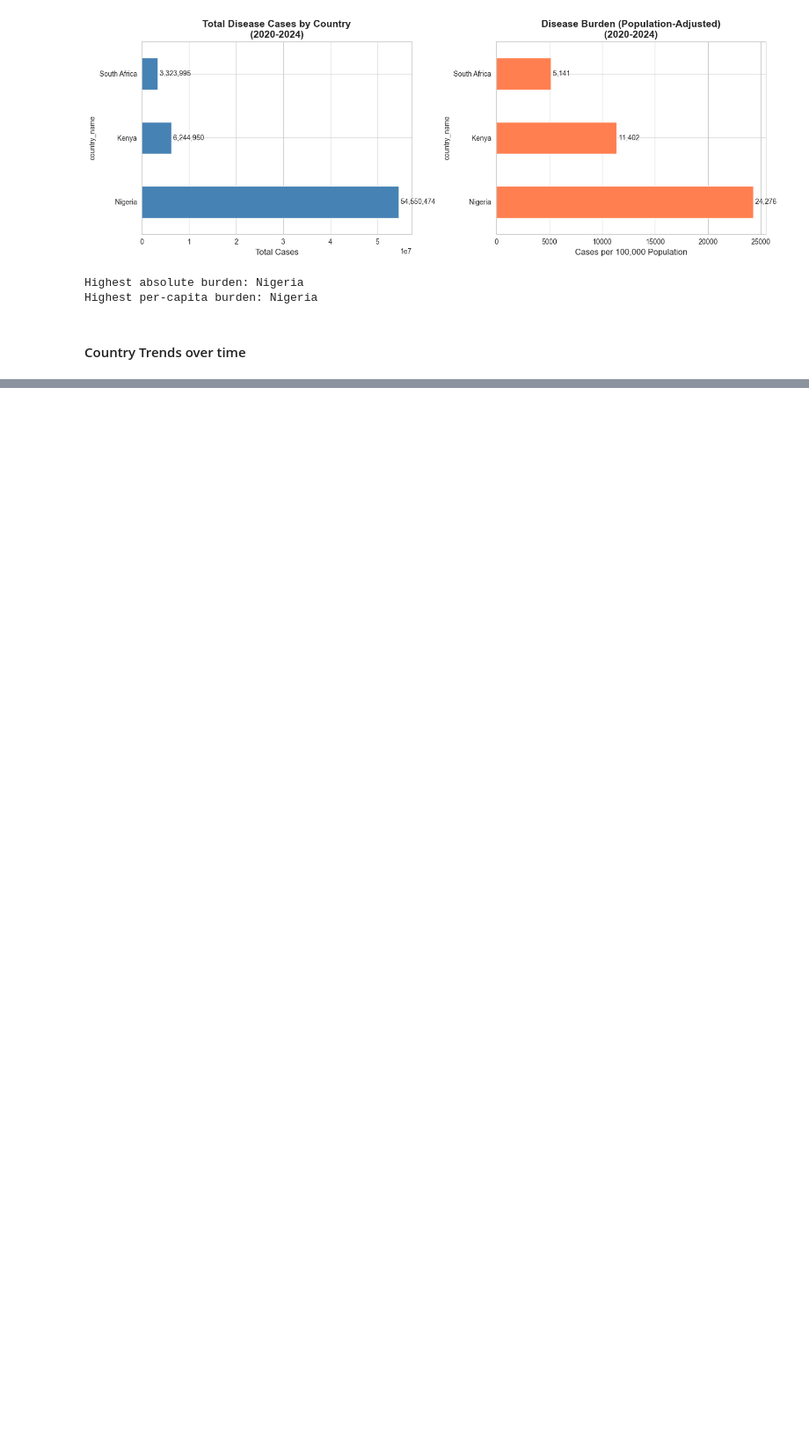
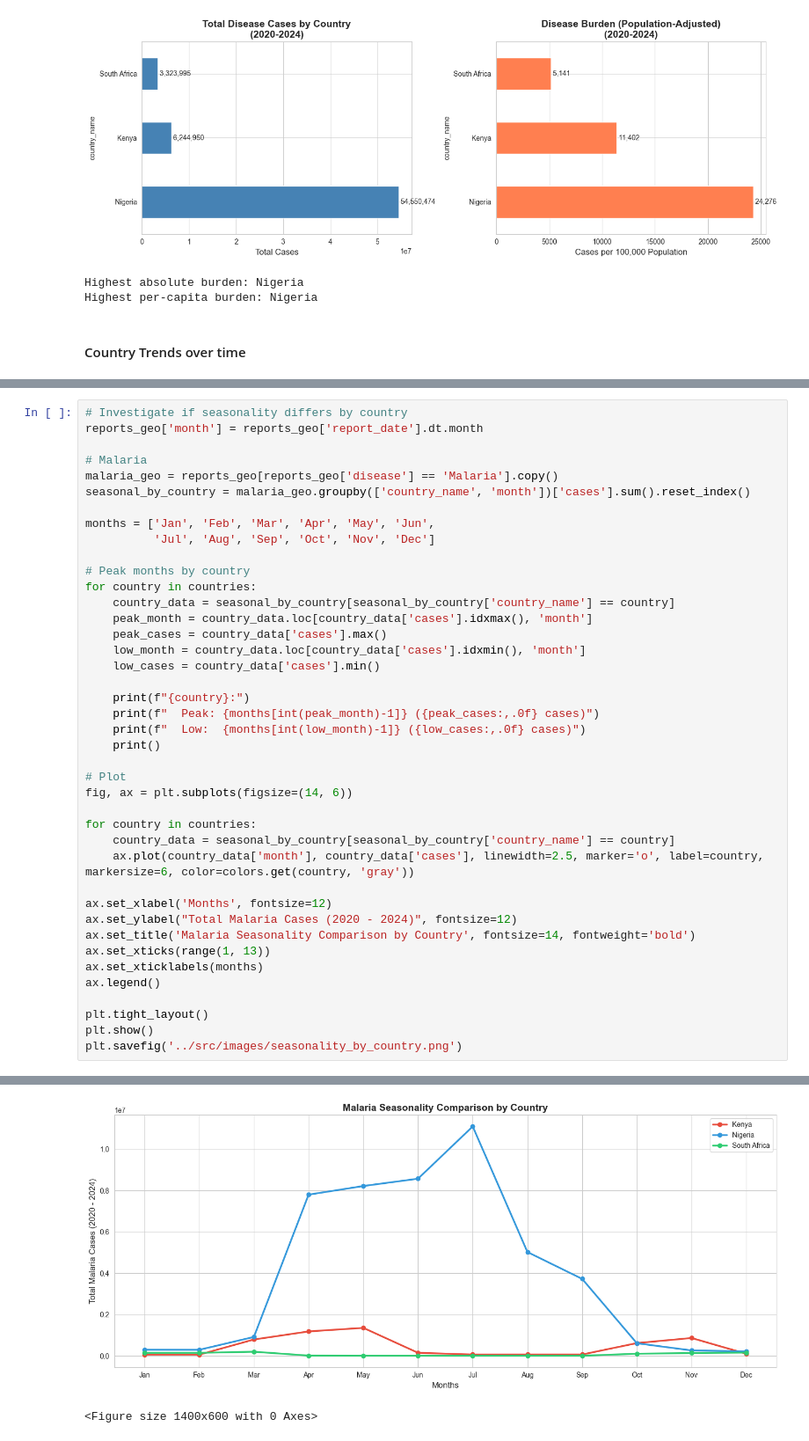
Before and after one commit to Don-Alvin/afrihealth-disease-surveillance, a Jupyter notebook: notebooks/03_geographical_analysis.ipynb, the cells around one changed output, grey strips where cells are left out. Shown at 88% size. Drawn from its saved outputs; the diff is of its cells as text; blank space fills up the shorter version.

```diff
--- a/notebooks/03_geographical_analysis.ipynb
+++ b/notebooks/03_geographical_analysis.ipynb
@@ -107,0 +211,42 @@ Highest per-capita burden: Nigeria
+# %%
+# Investigate if seasonality differs by country
+reports_geo['month'] = reports_geo['report_date'].dt.month
+
+# Malaria
+malaria_geo = reports_geo[reports_geo['disease'] == 'Malaria'].copy()
+seasonal_by_country = malaria_geo.groupby(['country_name', 'month'])['cases'].sum().reset_index()
+
+months = ['Jan', 'Feb', 'Mar', 'Apr', 'May', 'Jun',
+          'Jul', 'Aug', 'Sep', 'Oct', 'Nov', 'Dec']
+
+# Peak months by country
+for country in countries:
+    country_data = seasonal_by_country[seasonal_by_country['country_name'] == country]
+    peak_month = country_data.loc[country_data['cases'].idxmax(), 'month']
+    peak_cases = country_data['cases'].max()
+    low_month = country_data.loc[country_data['cases'].idxmin(), 'month']
+    low_cases = country_data['cases'].min()
+
+    print(f"{country}:")
+    print(f"  Peak: {months[int(peak_month)-1]} ({peak_cases:,.0f} cases)")
+    print(f"  Low:  {months[int(low_month)-1]} ({low_cases:,.0f} cases)")
+    print()
+
+# Plot
+fig, ax = plt.subplots(figsize=(14, 6))
+
+for country in countries:
+    country_data = seasonal_by_country[seasonal_by_country['country_name'] == country]
+    ax.plot(country_data['month'], country_data['cases'], linewidth=2.5, marker='o', label=country, markersize=6, color=colors.get(country, 'gray'))
+
+ax.set_xlabel('Months', fontsize=12)
+ax.set_ylabel("Total Malaria Cases (2020 - 2024)", fontsize=12)
+ax.set_title('Malaria Seasonality Comparison by Country', fontsize=14, fontweight='bold')
+ax.set_xticks(range(1, 13))
+ax.set_xticklabels(months)
+ax.legend()
+
+plt.tight_layout()
+plt.show()
+plt.savefig('../src/images/seasonality_by_country.png')
+# %% [output]
@@ -107,0 +264,2 @@ Highest per-capita burden: Nigeria
+[figure, added]
+<Figure size 1400x600 with 0 Axes>
```
Also changed, not shown: parts of 5 cells of this notebook, 3 other files.
